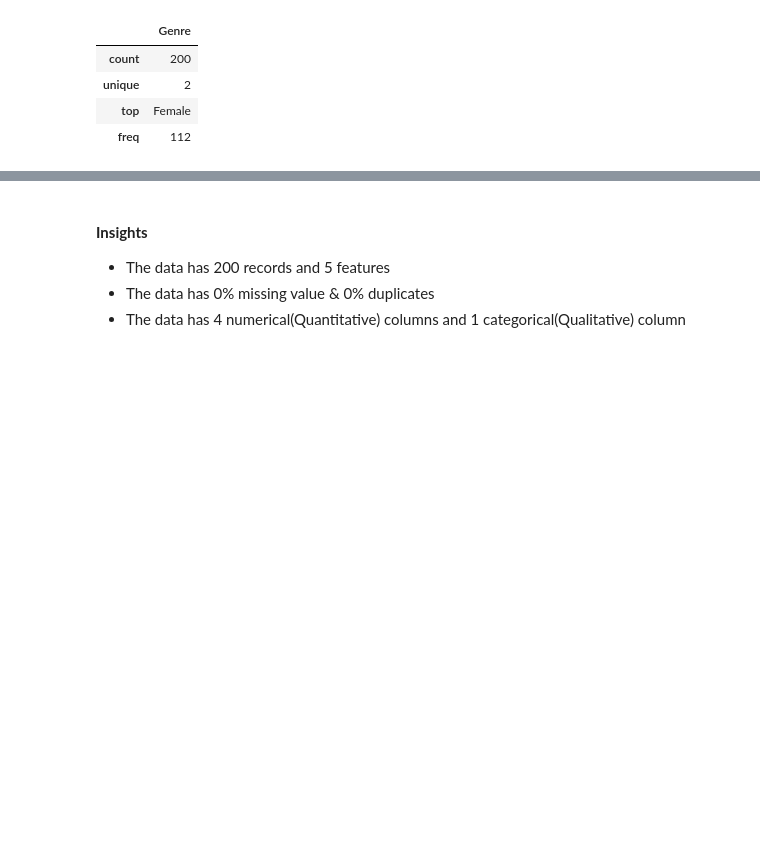
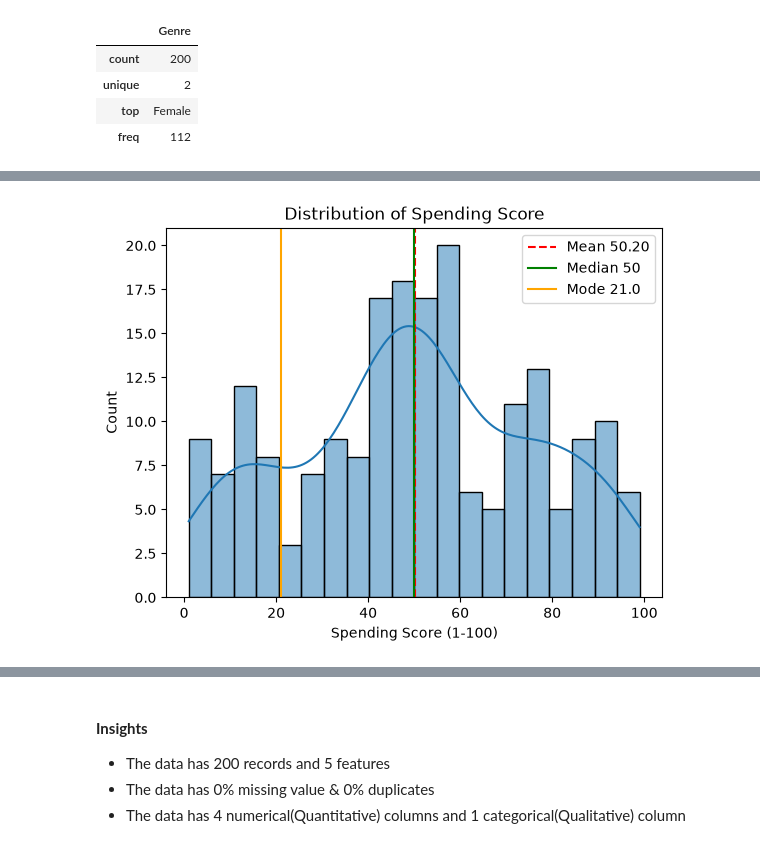
Before and after one commit to JosephRidge/MallCustomersAnalysis101, a Jupyter notebook: app.ipynb, the cells around one changed output, grey strips where cells are left out. Drawn from its saved outputs; the diff is of its cells as text; code cells hidden in the pictures; blank space fills up the shorter version.

```diff
--- a/app.ipynb
+++ b/app.ipynb
@@ -200,0 +279,3 @@ See https://pandas.pydata.org/docs/dev/user_guide/migration.html#string-migratio
+# %%
+spending_score_df = df["Spending Score (1-100)"]
+spending_score_df.describe()
@@ -200,0 +292,10 @@ See https://pandas.pydata.org/docs/dev/user_guide/migration.html#string-migratio
+# %%
+sns.histplot(spending_score_df, kde=True,  bins=20)
+plt.axvline(spending_score_df.mean(), color="red", linestyle="--", label=f"Mean {spending_score_df.mean():.2f}")
+plt.axvline(spending_score_df.median(), color="green", linestyle="-", label=f"Median {spending_score_df.median():.0f}")
+plt.axvline(spending_score_df.mode().sum()/2, color="orange", linestyle="-", label=f"Mode {spending_score_df.mode().sum()/2}")
+plt.legend()
+plt.title("Distribution of Spending Score")
+plt.show()
+# %% [output]
+[figure, added]
```
Also changed, not shown: parts of 14 cells of this notebook.
